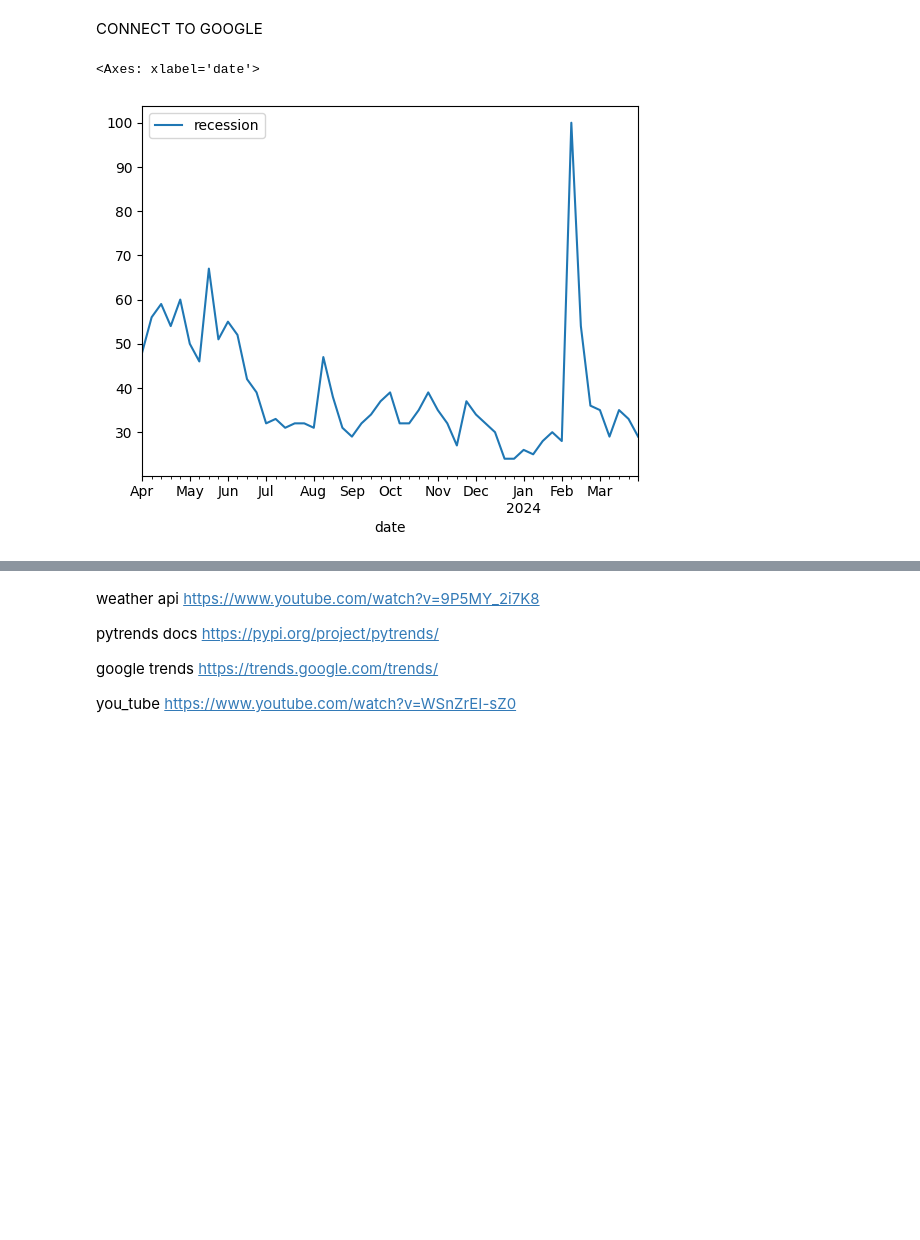
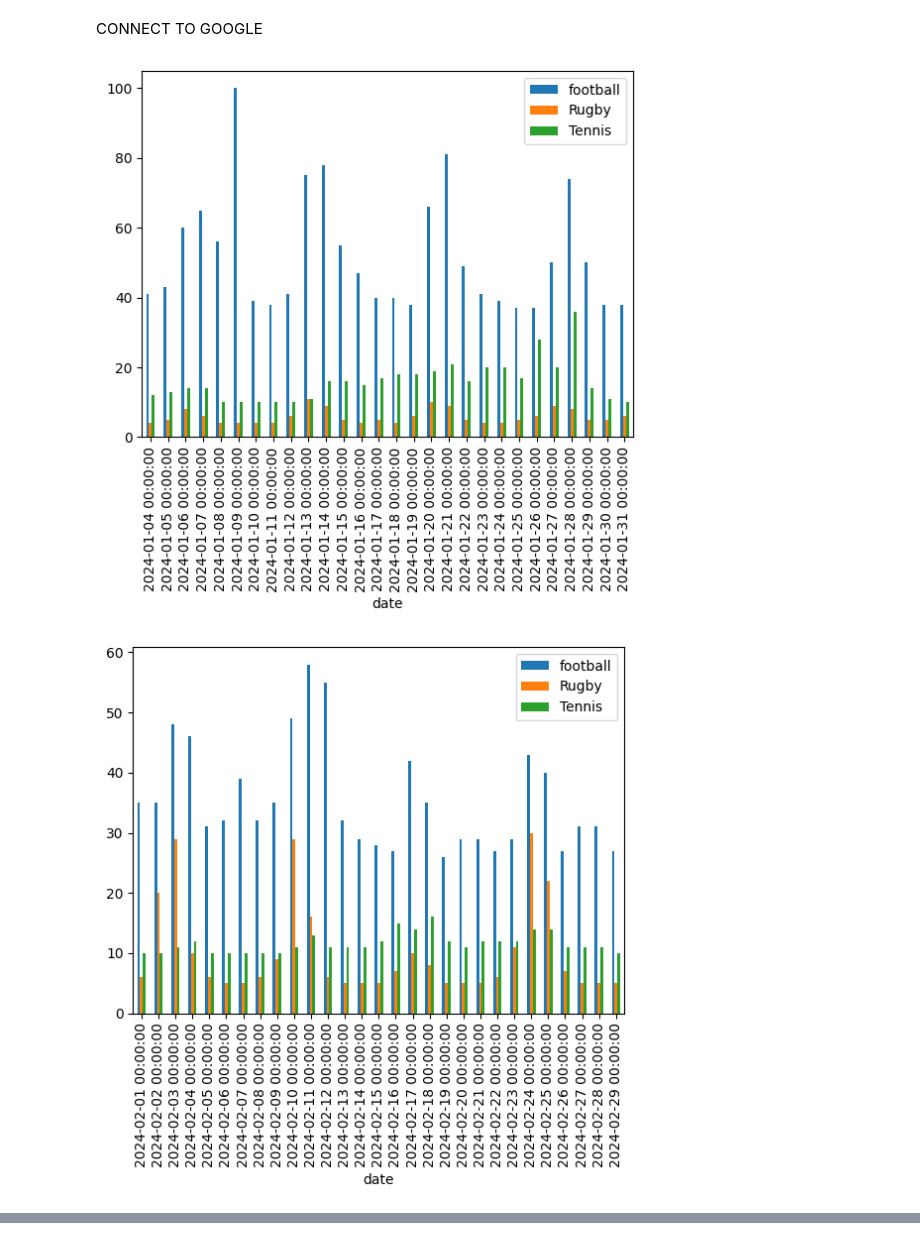
Before and after one commit to Austinxdsouza/2024-Python_SQL_projects, a Jupyter notebook: Py_David_Roche_Assignment.ipynb, the cells around one changed output, grey strips where cells are left out. Saved outputs shown, nothing was run; the diff lists cells and outputs as text; code cells hidden in the pictures; blank space fills up the shorter version.

```diff
--- a/Py_David_Roche_Assignment.ipynb
+++ b/Py_David_Roche_Assignment.ipynb
@@ -20,14 +19,19 @@ kw_list = ["recession"]
+# %%
+kw_list = ["football","Rugby","Tennis"]
 # %%
 # last year of data
 pytrends.build_payload(kw_list,
                         cat=0,
-                        timeframe='today 12-m',
+                        timeframe='today 3-m',
                         geo='',
                         gprop=''
                       )
 
 iot=pytrends.interest_over_time()
-iot.plot()
+#iot.plot(subplots=True,figsize=(15,12))
+Grouped_iot=iot.groupby(pd.Grouper(freq='M'))
+Grouped_iot.plot(kind="bar")
+plt.show()
 # %% [output]
-<Axes: xlabel='date'>
-[figure, old version]
+[figure, new version]
+[figure, added]
@@ -34,8 +39,0 @@ iot.plot()
-# %% [markdown]
-weather api  https://www.youtube.com/watch?v=9P5MY_2i7K8
-
-pytrends docs  https://pypi.org/project/pytrends/
-
-google trends  https://trends.google.com/trends/
-
-you_tube  https://www.youtube.com/watch?v=WSnZrEI-sZ0
```
Also changed, not shown: parts of 4 cells of this notebook.
